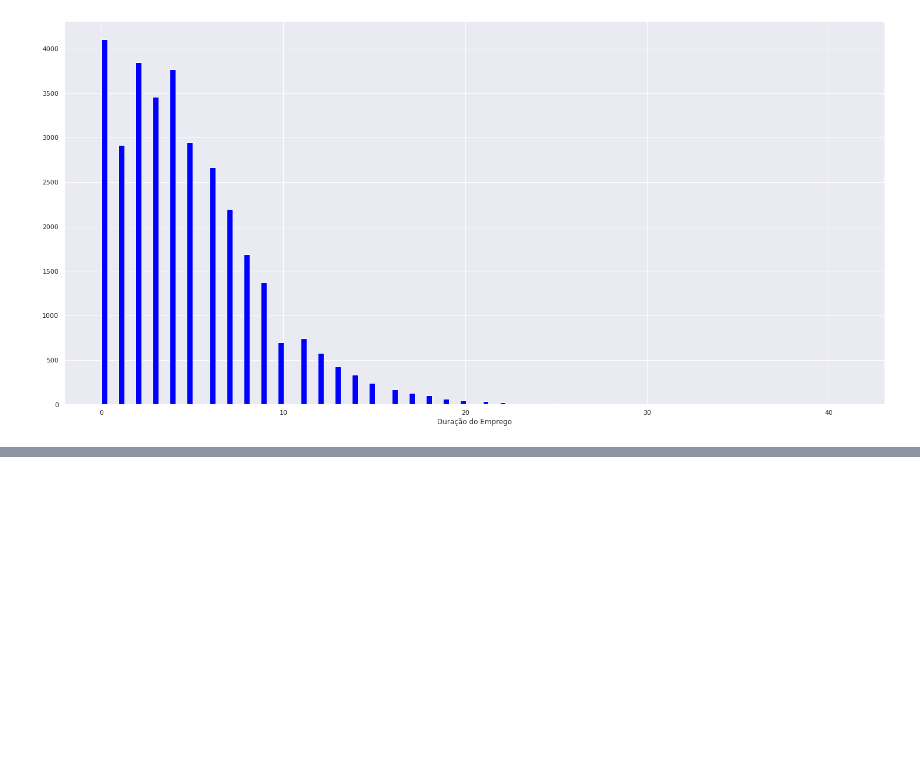
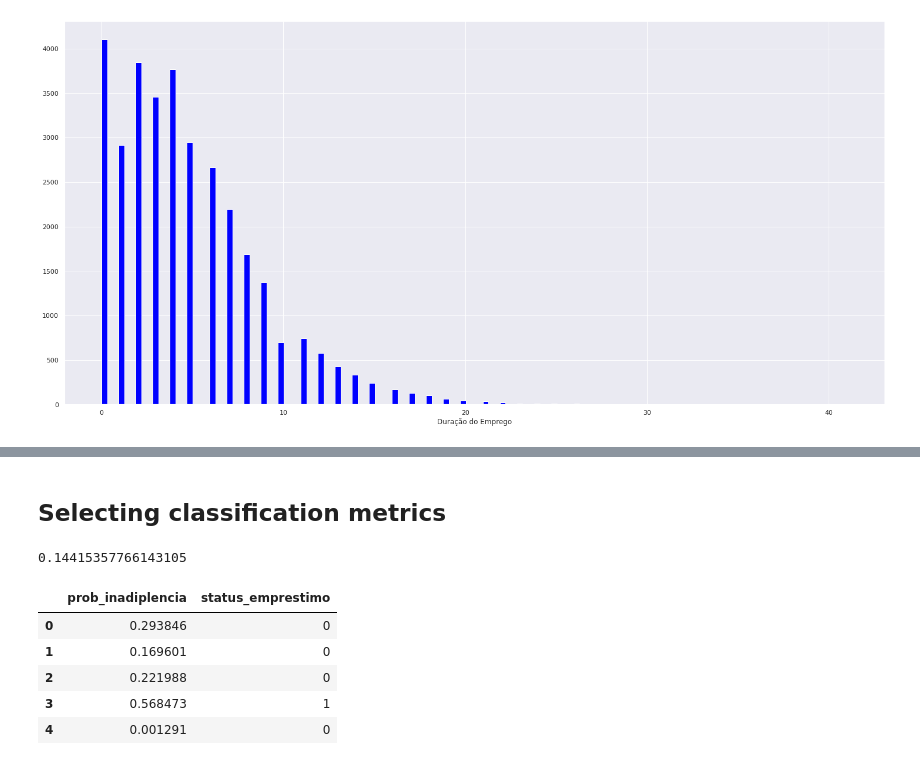
Before and after one commit to alexhenriquepineda/Credit-Risk, a Jupyter notebook: ciclo01.ipynb, the cells around one changed output, grey strips where cells are left out. Drawn from its saved outputs; the diff is of its cells as text; code cells hidden in the pictures; blank space fills up the shorter version.

```diff
--- a/ciclo01.ipynb
+++ b/ciclo01.ipynb
@@ -236,0 +323,3 @@ plt.show()
+# %%
+preds_df = pd.DataFrame(preds[:,1], columns = ['prob_inadiplencia'])
+true_df = y_test.copy()
@@ -236,0 +393,2 @@ plt.show()
+# %%
+preds_df['status_emprestimo'] = preds_df['prob_inadiplencia'].apply(lambda x: 1 if x > 0.5 else 0)
@@ -236,0 +411,2 @@ plt.show()
+# %% [markdown]
+## Selecting classification metrics
@@ -236,0 +415,13 @@ plt.show()
+# %%
+precision_recall_fscore_support(y_test, preds_df['status_emprestimo'])[1][1]
+# %% [output]
+0.14415357766143105
+# %%
+preds_df.head()
+# %% [output]
+|  | prob_inadiplencia | status_emprestimo |
+| 0 | 0.293846 | 0 |
+| 1 | 0.169601 | 0 |
+| 2 | 0.221988 | 0 |
+| 3 | 0.568473 | 1 |
+| 4 | 0.001291 | 0 |
```
Also changed, not shown: parts of 41 cells of this notebook.
